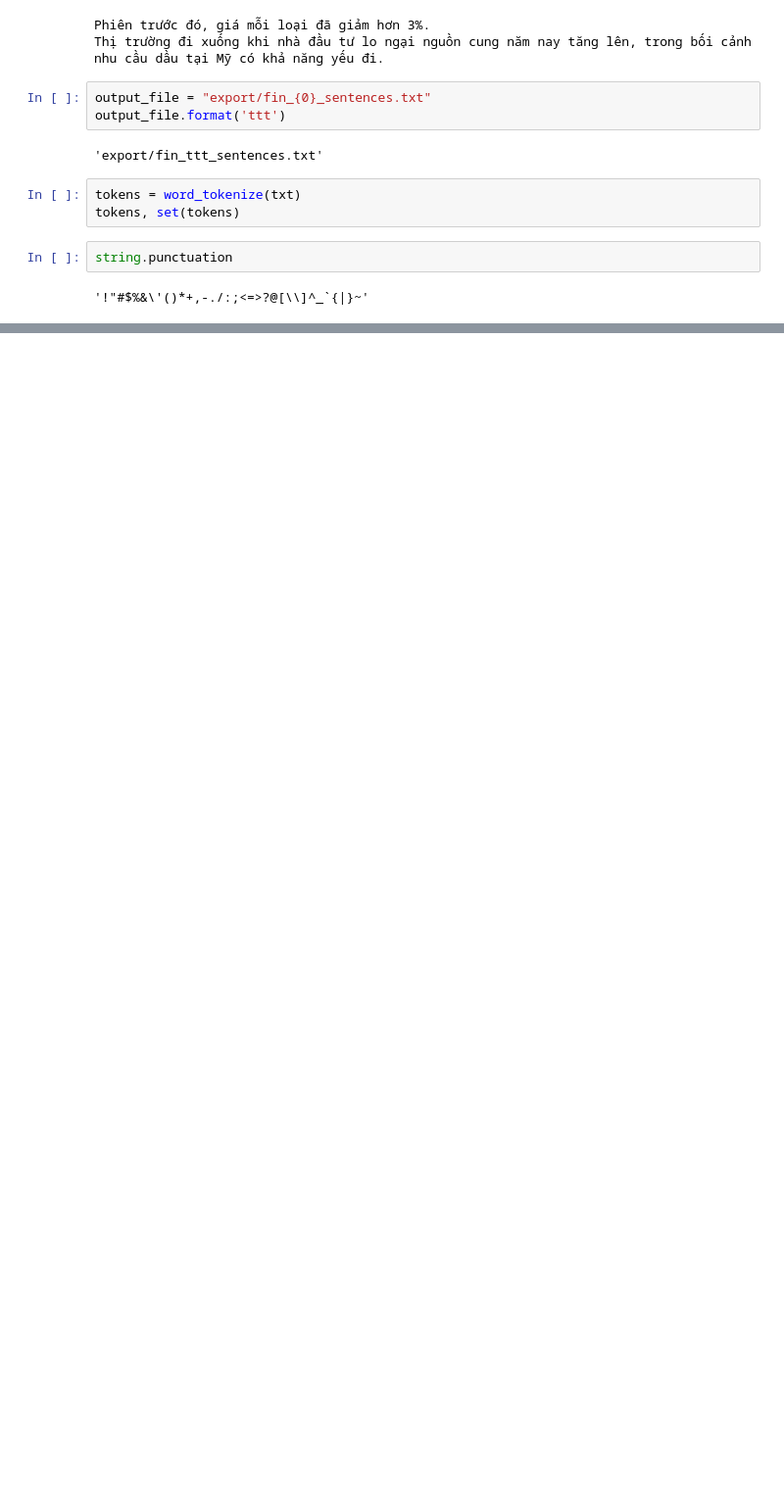
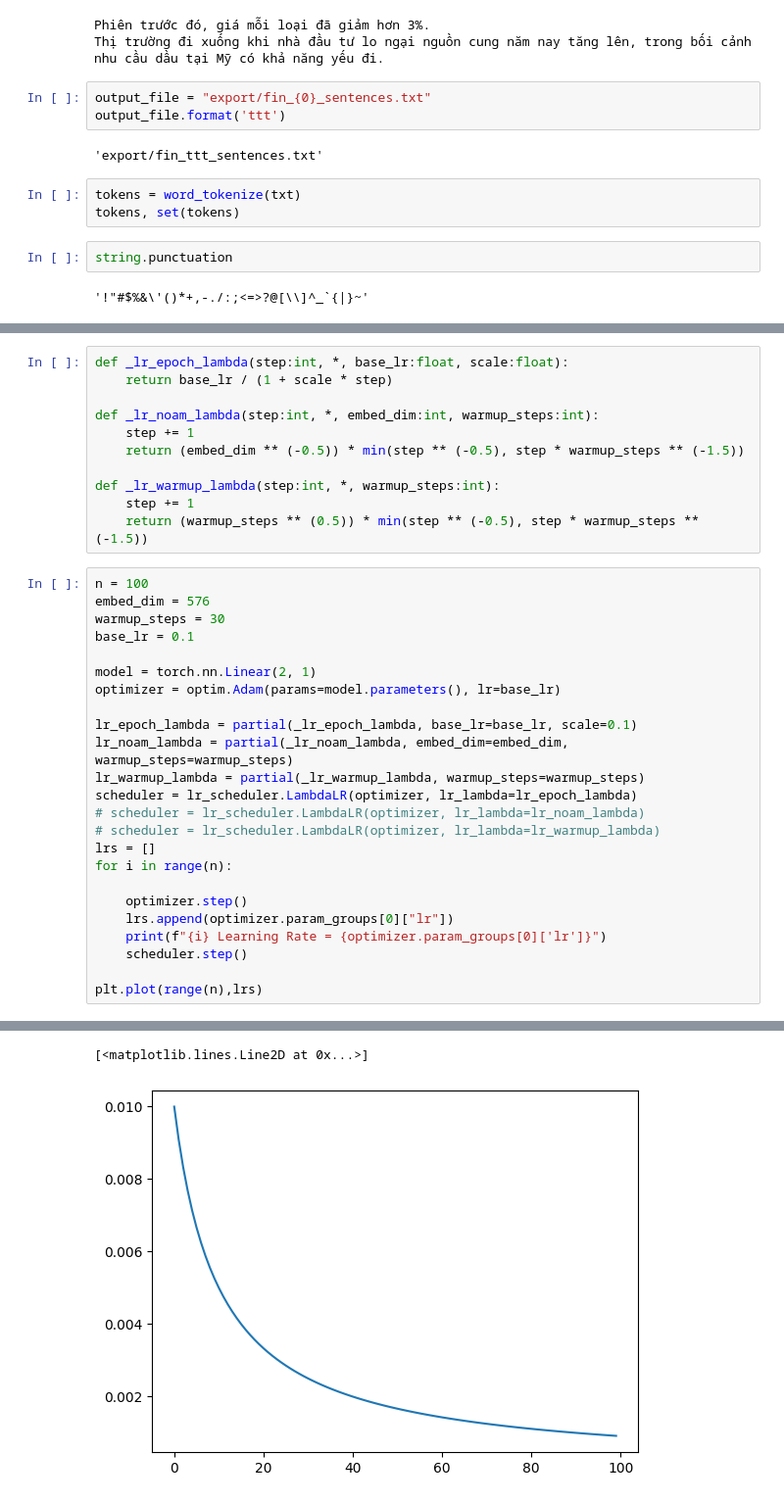
Before and after one commit to lmdat/fin-gpt, a Jupyter notebook: dataset.ipynb, the cells around one changed output, grey strips where cells are left out. Shown at 98% size. Saved outputs shown, nothing was run; the diff lists cells and outputs as text; blank space fills up the shorter version.

```diff
--- a/dataset.ipynb
+++ b/dataset.ipynb
@@ -264,0 +281,36 @@ string.punctuation
+# %%
+def _lr_epoch_lambda(step:int, *, base_lr:float, scale:float):
+    return base_lr / (1 + scale * step)
+
+def _lr_noam_lambda(step:int, *, embed_dim:int, warmup_steps:int):
+    step += 1
+    return (embed_dim ** (-0.5)) * min(step ** (-0.5), step * warmup_steps ** (-1.5))
+
+def _lr_warmup_lambda(step:int, *, warmup_steps:int):
+    step += 1
+    return (warmup_steps ** (0.5)) * min(step ** (-0.5), step * warmup_steps ** (-1.5))
+# %%
+n = 100
+embed_dim = 576
+warmup_steps = 30
+base_lr = 0.1
+
+model = torch.nn.Linear(2, 1)
+optimizer = optim.Adam(params=model.parameters(), lr=base_lr)
+
+lr_epoch_lambda = partial(_lr_epoch_lambda, base_lr=base_lr, scale=0.1)
+lr_noam_lambda = partial(_lr_noam_lambda, embed_dim=embed_dim, warmup_steps=warmup_steps)
+lr_warmup_lambda = partial(_lr_warmup_lambda, warmup_steps=warmup_steps)
+scheduler = lr_scheduler.LambdaLR(optimizer, lr_lambda=lr_epoch_lambda)
+# scheduler = lr_scheduler.LambdaLR(optimizer, lr_lambda=lr_noam_lambda)
+# scheduler = lr_scheduler.LambdaLR(optimizer, lr_lambda=lr_warmup_lambda)
+lrs = []
+for i in range(n):
+
+    optimizer.step()
+    lrs.append(optimizer.param_groups[0]["lr"])
+    print(f"{i} Learning Rate = {optimizer.param_groups[0]['lr']}")
+    scheduler.step()
+
+plt.plot(range(n),lrs)
+# %% [output]
@@ -264,0 +334,2 @@ string.punctuation
+[<matplotlib.lines.Line2D at 0x...>]
+[figure, added]
```
Also changed, not shown: parts of 4 cells of this notebook, 5 other files.
